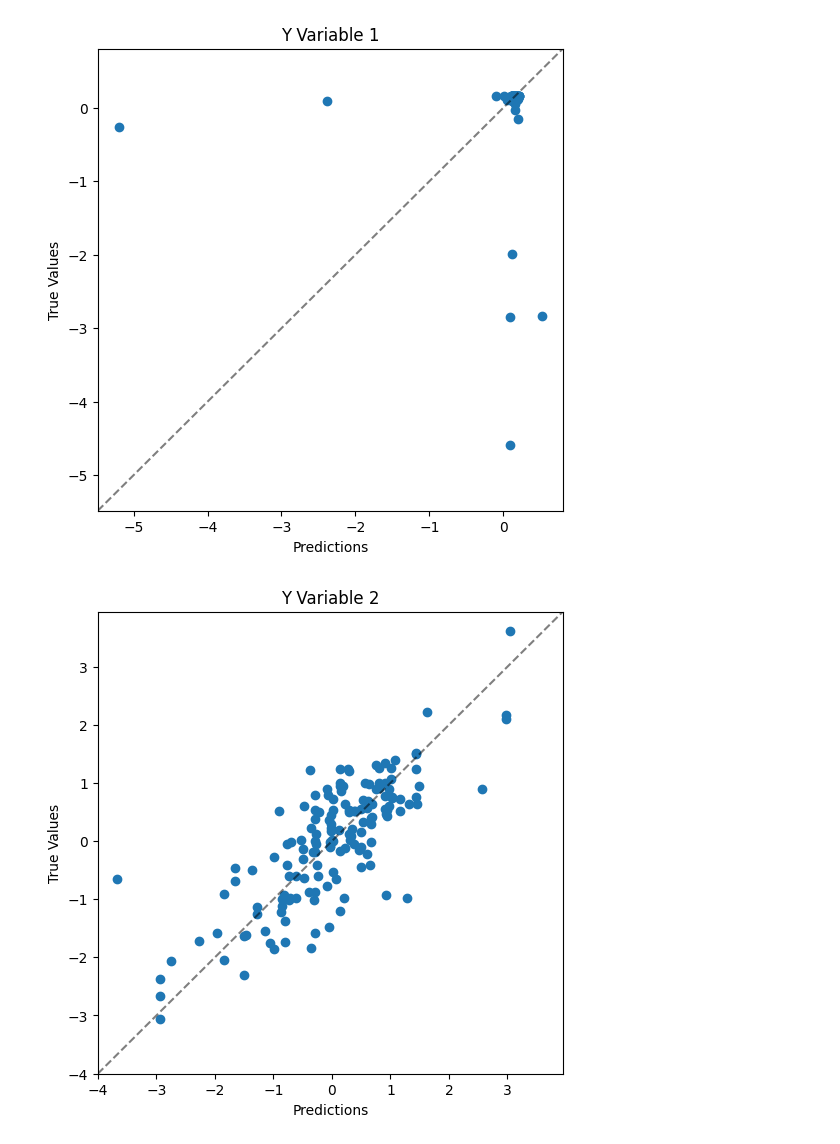
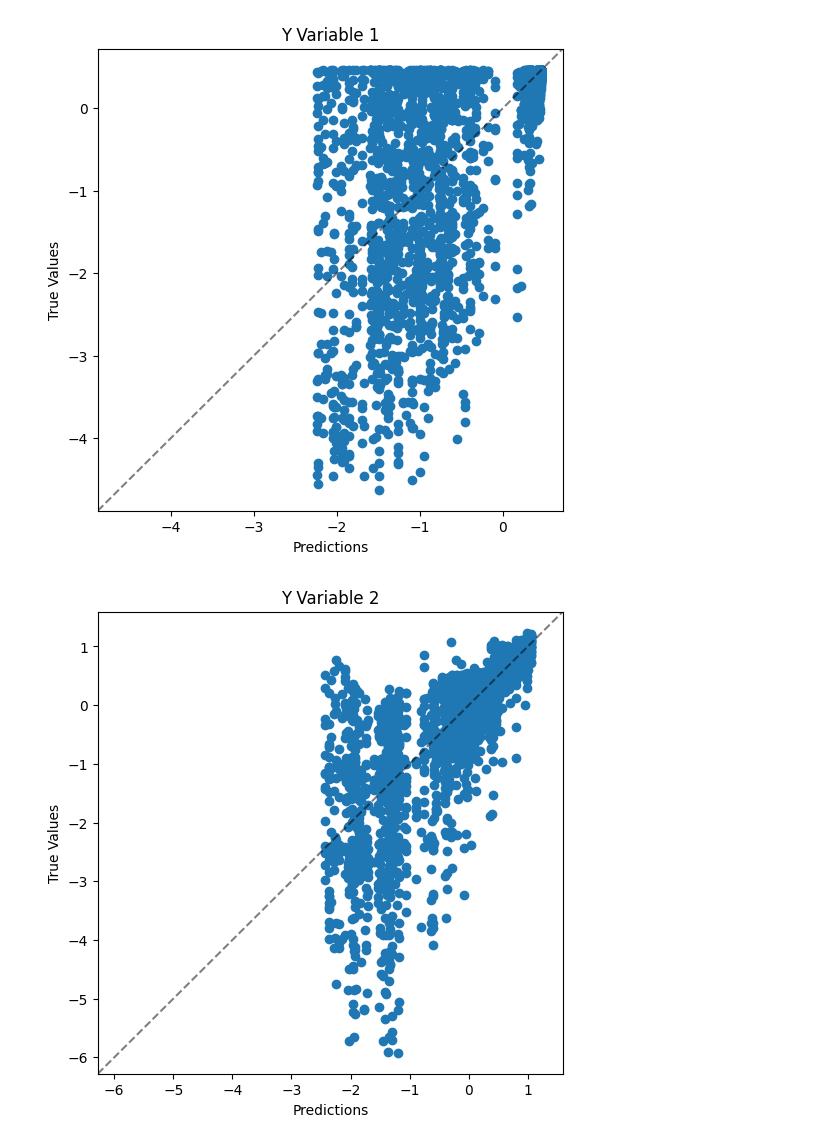
Before and after one commit to pedro15sousa/ABM-emulation, a Jupyter notebook: nn_forward_emulator.ipynb, the cells around one changed output. Drawn from its saved outputs; the diff is of its cells as text; code cells hidden in the pictures.

```diff
--- a/nn_forward_emulator.ipynb
+++ b/nn_forward_emulator.ipynb
@@ -39,4 +40,5 @@ from sklearn.preprocessing import StandardScaler
 import seaborn as sns
 import ast
 # %%
-results = ap.DataDict.load(exp_name='BoidsModel', exp_id=4)
+# results = ap.DataDict.load(exp_name='BoidsModel', exp_id=4)
+results = pd.read_csv('boids_statistics_results.csv')
@@ -177,12 +227,23 @@ Epoch 901, Loss: 0.13867048919200897
 # Assuming 'model' is your trained model and 'loss_fn' is your loss function
 model.eval()  # Set the model to evaluation mode
 
+total_loss = 0.0
+total_samples = 0
+
 with torch.no_grad():  # Do not calculate gradients to save memory
-    # Calculate the predictions for the test set
-    Y_pred = model(X_test)
+    for inputs, labels in test_loader:
+        # Calculate the predictions for the current batch
+        outputs = model(inputs)
 
-    # Calculate the loss for the test set
-    test_loss = criterion(Y_pred, Y_test)
+        # Calculate the loss for the current batch
+        loss = criterion(outputs, labels)
 
-print(f'Test loss: {test_loss.item()}')
+        # Aggregate the loss
+        total_loss += loss.item() * inputs.size(0)  # Multiply by batch size to get total loss for this batch
+        total_samples += inputs.size(0)
+
+# Calculate average loss over all samples
+average_loss = total_loss / total_samples
+
+print(f'Test loss: {average_loss}')
 # %% [output]
@@ -207,0 +283,11 @@ MAE: 0.24325519800186157, MSE: 0.3276650011539459, R^2: 0.2694563487930098
+# %%
+# Assuming Y_test_np and Y_pred_np are 2D arrays with 4 columns each
+for i in range(all_true_np.shape[1]):
+    plt.figure(figsize=(10, 5))
+    plt.scatter(range(len(all_true_np[:, i])), all_true_np[:, i], color='blue', label='True')
+    plt.scatter(range(len(all_preds_np[:, i])), all_preds_np[:, i], color='orange', label='Predicted', marker='x')
+    plt.title('Predicted vs Actual Values')
+    plt.xlabel('Index')
+    plt.ylabel('Value')
+    plt.legend()
+    plt.show()
@@ -208,22 +298,20 @@ MAE: 0.24325519800186157, MSE: 0.3276650011539459, R^2: 0.2694563487930098
 # %%
-import matplotlib.pyplot as plt
-
 # Assuming Y_test_np and Y_pred_np are 2D arrays with 4 columns each
-for i in range(Y_pred.size(1)):
+for i in range(all_true_np.shape[1]):
     plt.figure(figsize=(6, 6))
-    plt.scatter(Y_pred_np[:, i], Y_test_np[:, i])
+    plt.scatter(all_preds_np[:, i], all_true_np[:, i])
     plt.xlabel('Predictions')
     plt.ylabel('True Values')
     plt.title(f'Y Variable {i+1}')
 
     # Add a diagonal line
     limits = [np.min([plt.xlim(), plt.ylim()]),  # Find the lower limit
               np.max([plt.xlim(), plt.ylim()])]  # Find the upper limit
     plt.xlim(limits)
     plt.ylim(limits)
     plt.plot(limits, limits, color='black', alpha=0.5, linestyle='--')
 
     plt.show()
 # %% [output]
-[figure, old version]
+[figure, new version]
-[figure, old version]
+[figure, new version]
```
Also changed, not shown: parts of 18 cells of this notebook, 2 other files.
